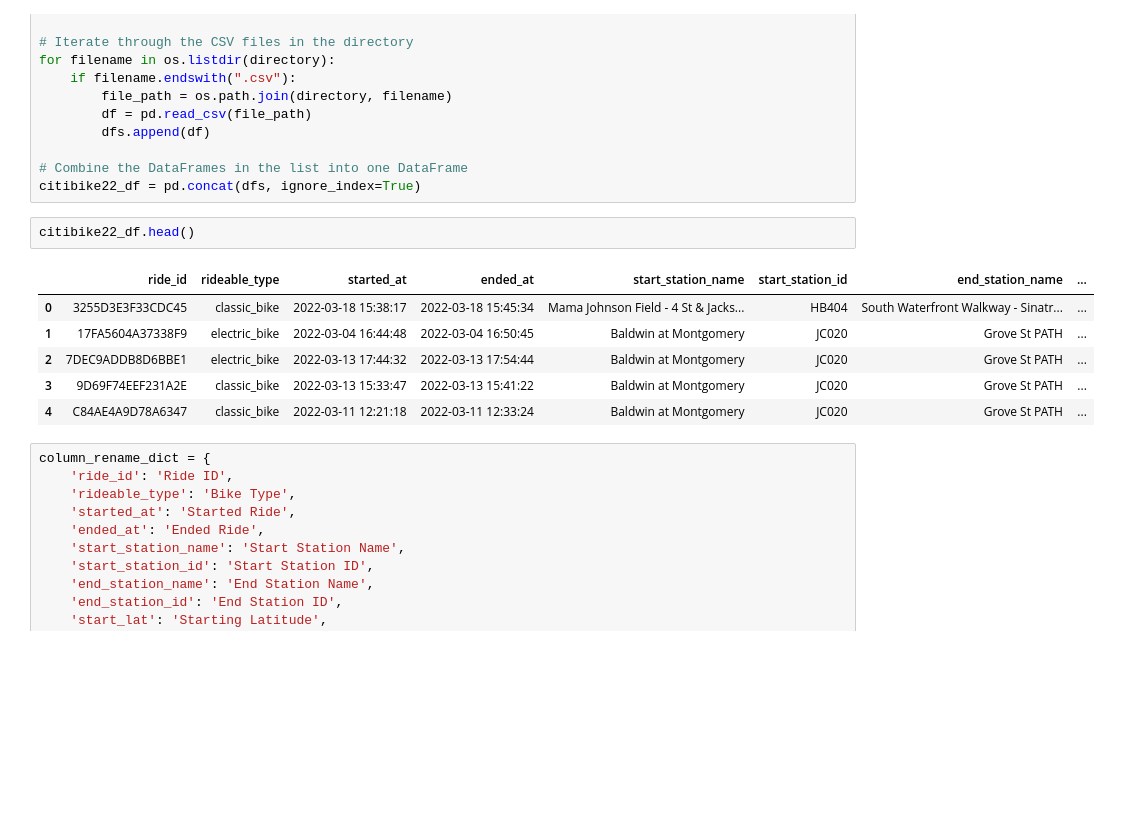
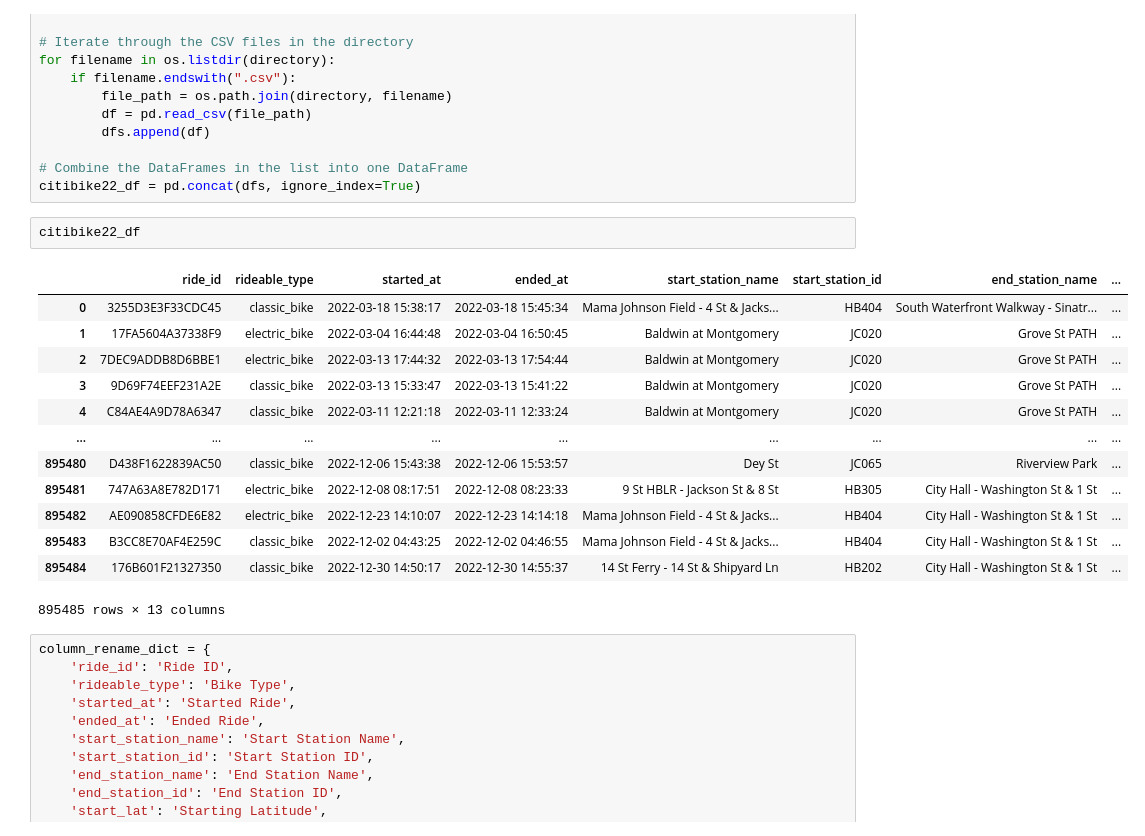
Before and after one commit to eshayden0617/citibike-challenge, a Jupyter notebook: cleaning_citibike_data.ipynb, the cells around one changed output. Drawn from its saved outputs; the diff is of its cells as text; blank space fills up the shorter version.

```diff
--- a/cleaning_citibike_data.ipynb
+++ b/cleaning_citibike_data.ipynb
@@ -18,14 +18,21 @@ for filename in os.listdir(directory):
 # Combine the DataFrames in the list into one DataFrame
 citibike22_df = pd.concat(dfs, ignore_index=True)
 # %%
-citibike22_df.head()
+citibike22_df
 # %% [output]
 |  | ride_id | rideable_type | started_at | ended_at | start_station_name | start_station_id | end_station_name | ... |
 | 0 | 3255D3E3F33CDC45 | classic_bike | 2022-03-18 15:38:17 | 2022-03-18 15:45:34 | Mama Johnson Field - 4 St & Jacks... | HB404 | South Waterfront Walkway - Sinatr... | ... |
 | 1 | 17FA5604A37338F9 | electric_bike | 2022-03-04 16:44:48 | 2022-03-04 16:50:45 | Baldwin at Montgomery | JC020 | Grove St PATH | ... |
 | 2 | 7DEC9ADDB8D6BBE1 | electric_bike | 2022-03-13 17:44:32 | 2022-03-13 17:54:44 | Baldwin at Montgomery | JC020 | Grove St PATH | ... |
 | 3 | 9D69F74EEF231A2E | classic_bike | 2022-03-13 15:33:47 | 2022-03-13 15:41:22 | Baldwin at Montgomery | JC020 | Grove St PATH | ... |
 | 4 | C84AE4A9D78A6347 | classic_bike | 2022-03-11 12:21:18 | 2022-03-11 12:33:24 | Baldwin at Montgomery | JC020 | Grove St PATH | ... |
+| ... | ... | ... | ... | ... | ... | ... | ... | ... |
+| 895480 | D438F1622839AC50 | classic_bike | 2022-12-06 15:43:38 | 2022-12-06 15:53:57 | Dey St | JC065 | Riverview Park | ... |
+| 895481 | 747A63A8E782D171 | electric_bike | 2022-12-08 08:17:51 | 2022-12-08 08:23:33 | 9 St HBLR - Jackson St & 8 St | HB305 | City Hall - Washington St & 1 St | ... |
+| 895482 | AE090858CFDE6E82 | electric_bike | 2022-12-23 14:10:07 | 2022-12-23 14:14:18 | Mama Johnson Field - 4 St & Jacks... | HB404 | City Hall - Washington St & 1 St | ... |
+| 895483 | B3CC8E70AF4E259C | classic_bike | 2022-12-02 04:43:25 | 2022-12-02 04:46:55 | Mama Johnson Field - 4 St & Jacks... | HB404 | City Hall - Washington St & 1 St | ... |
+| 895484 | 176B601F21327350 | classic_bike | 2022-12-30 14:50:17 | 2022-12-30 14:55:37 | 14 St Ferry - 14 St & Shipyard Ln | HB202 | City Hall - Washington St & 1 St | ... |
+895485 rows × 13 columns
 # %%
 column_rename_dict = {
     'ride_id': 'Ride ID',
```
Also changed, not shown: parts of 1 cell of this notebook, 2 other files.
